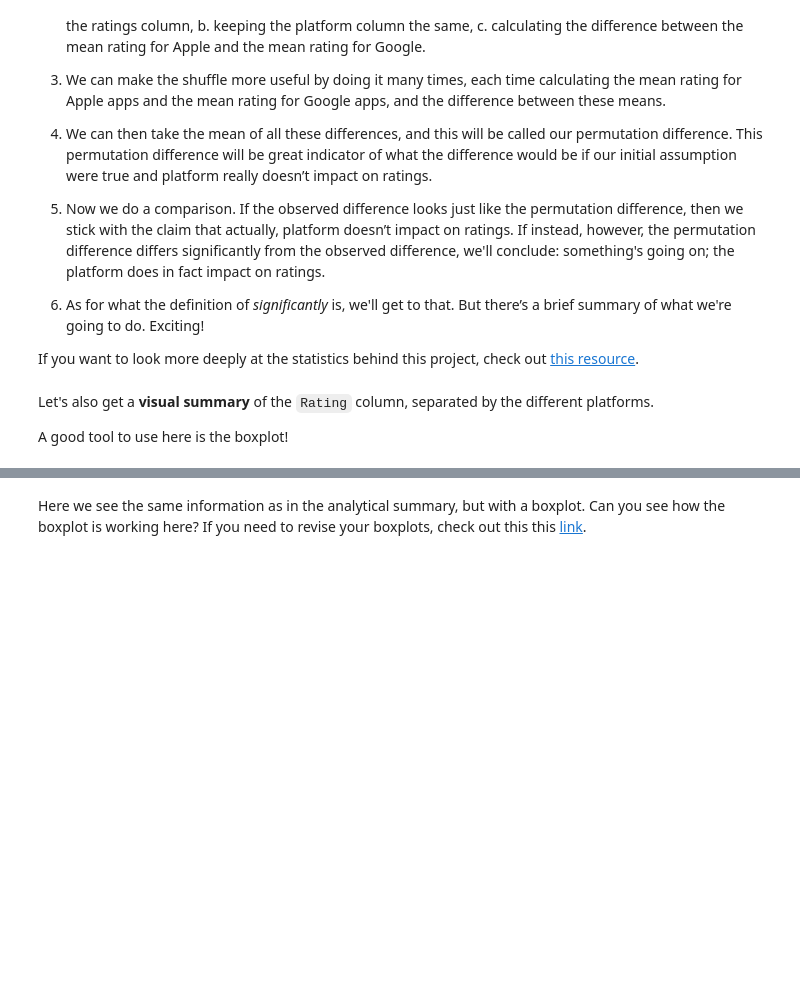
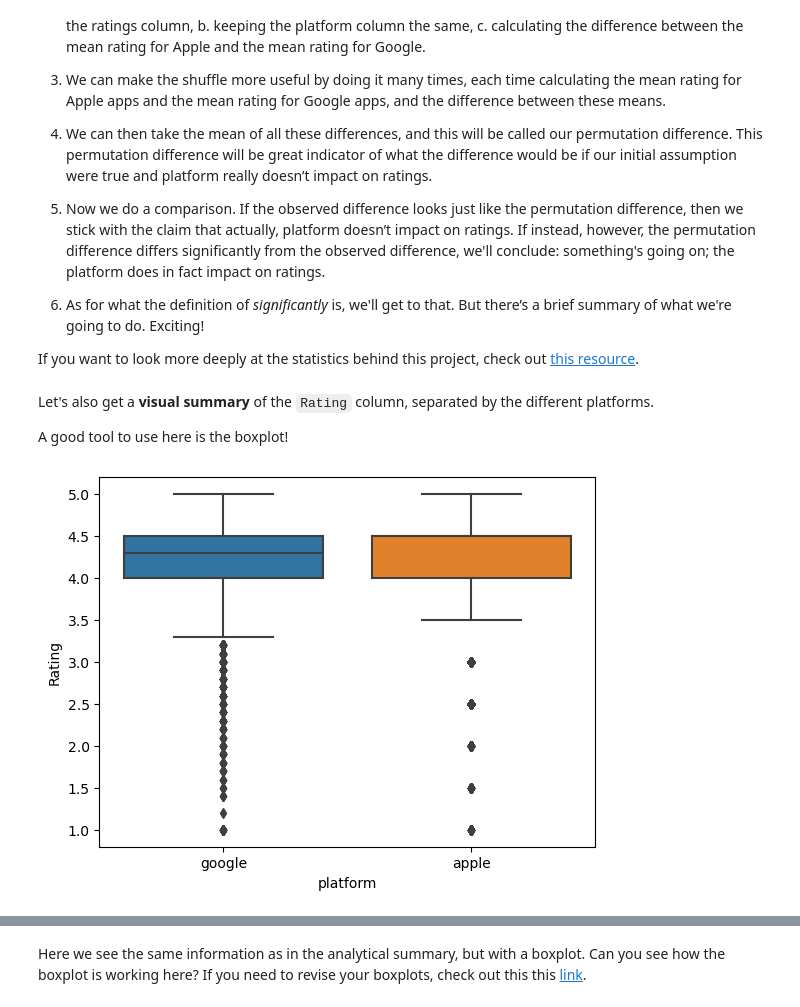
Before and after one commit to demiroz/dsc, a Jupyter notebook: Unit 11 - Python Statistics in EDA/11.3 Hypothesis Testing/Project Files/Springboard Apps project - Tier 3 - Complete.ipynb, the cells around one changed output, grey strips where cells are left out. Drawn from its saved outputs; the diff is of its cells as text; code cells hidden in the pictures; blank space fills up the shorter version.

```diff
--- a/Unit 11 - Python Statistics in EDA/11.3 Hypothesis Testing/Project Files/Springboard Apps project - Tier 3 - Complete.ipynb
+++ b/Unit 11 - Python Statistics in EDA/11.3 Hypothesis Testing/Project Files/Springboard Apps project - Tier 3 - Complete.ipynb
@@ -439,4 +459,7 @@ Let's also get a **visual summary** of the `Rating` column, separated by the dif
 A good tool to use here is the boxplot!
 # %%
 # Call the boxplot() method on our df.
-_ _ _
+_= sns.boxplot(data = df, x = "platform", y = "Rating")
+plt.show()
+# %% [output]
+[figure, added]
```
Also changed, not shown: parts of 48 cells of this notebook, 8 other files.
